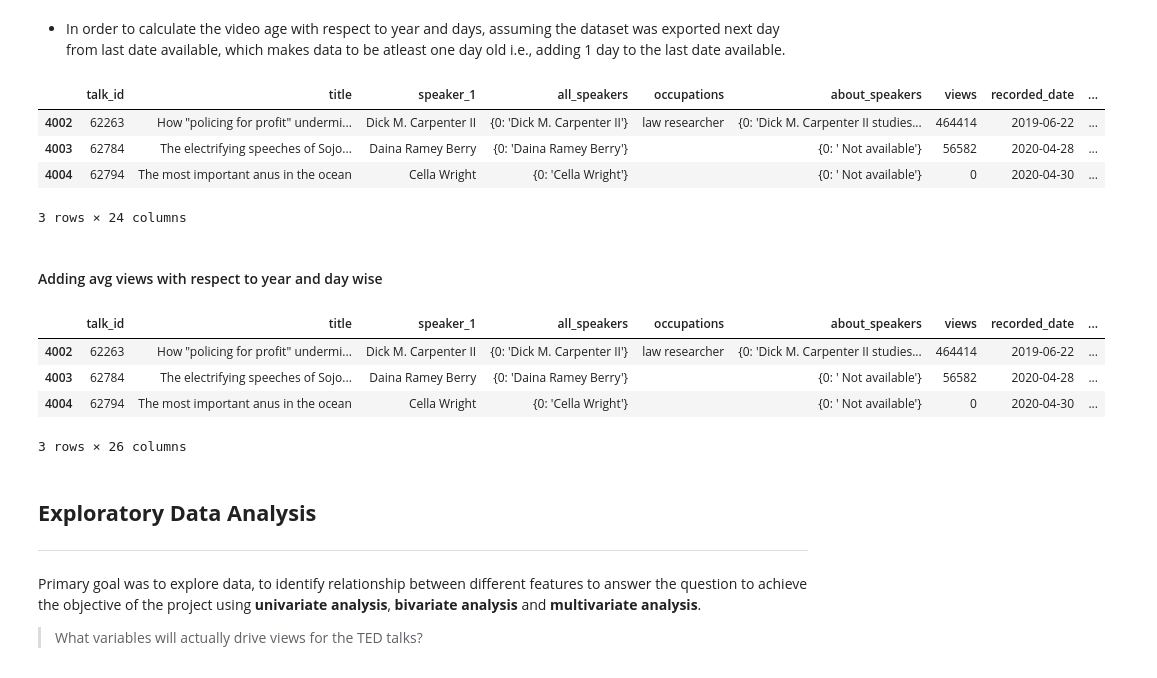
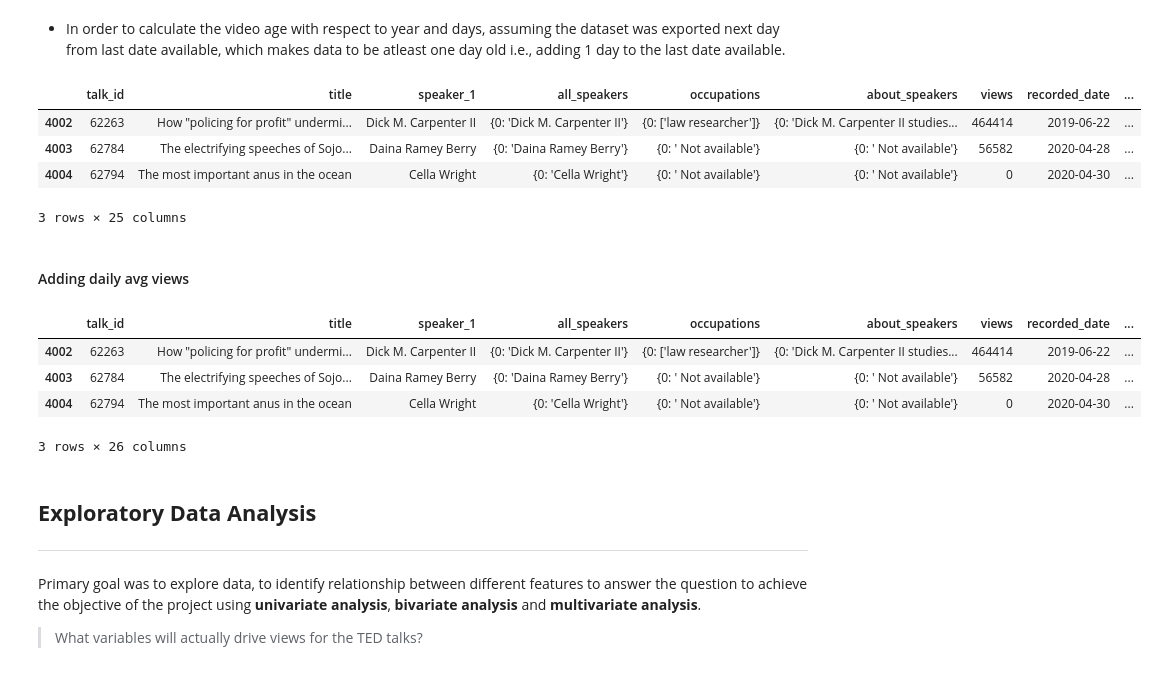
Before and after one commit to abhinav4201/Ted-talk-views-prediction, a Jupyter notebook: TED_TALKS_Views_Prediction_Capstone_Project.ipynb, the cells around one changed output. Cells and saved outputs as stored; diff of their text form; code cells hidden in the pictures.

```diff
--- a/TED_TALKS_Views_Prediction_Capstone_Project.ipynb
+++ b/TED_TALKS_Views_Prediction_Capstone_Project.ipynb
@@ -346,41 +346,44 @@ dtype => published_date :  datetime64[ns]
 # %%
 # extracting date, month, year from published date and adding to dataset
 
-#Extracting month from publish_date column
+#Extracting month from published_date column
 dataset['published_month'] = pd.DatetimeIndex(dataset['published_date']).month
 dataset['published_month'] = dataset['published_month'].apply(lambda x:
                                                     calendar.month_abbr[x])
 
-#Extracting day from publish_date column
+#Extracting day from published_date column
 dataset['published_day'] = pd.DatetimeIndex(dataset['published_date']).day
 
-#Extracting year from publish_date column
+#Extracting year from published_date column
 dataset['published_year'] = pd.DatetimeIndex(dataset['published_date']).year
 
-#calculating video age with respect to year and day by adding one day to last data value
+#Extracting week day from published_date
+dataset['dayofweek'] = dataset['published_date'].dt.day_name()
+#converting day of week to day [1-mon,2-tue,3-wed,4-thr,5-fri,6-sat,7-sun]
+dataset['dayofweek_num']= dataset['published_date'].apply(lambda a: a.strftime("%w")).astype('int64')
+
+#calculating video age with respect to day by adding one day to last data value
 dataset['video_age_day'] = dataset['published_date'].max() + timedelta(days=1)-(
                                    pd.DatetimeIndex(dataset['published_date']))
-dataset['video_age_year']= dataset['video_age_day'].apply(lambda x : x.days)/365
+dataset['video_age_day'] = dataset['video_age_day'].dt.days
 dataset.tail(3)
 # %% [output]
 |  | talk_id | title | speaker_1 | all_speakers | occupations | about_speakers | views | recorded_date | ... |
-| 4002 | 62263 | How "policing for profit" undermi... | Dick M. Carpenter II | {0: 'Dick M. Carpenter II'} | law researcher | {0: 'Dick M. Carpenter II studies... | 464414 | 2019-06-22 | ... |
-| 4003 | 62784 | The electrifying speeches of Sojo... | Daina Ramey Berry | {0: 'Daina Ramey Berry'} |  | {0: ' Not available'} | 56582 | 2020-04-28 | ... |
-| 4004 | 62794 | The most important anus in the ocean | Cella Wright | {0: 'Cella Wright'} |  | {0: ' Not available'} | 0 | 2020-04-30 | ... |
+| 4002 | 62263 | How "policing for profit" undermi... | Dick M. Carpenter II | {0: 'Dick M. Carpenter II'} | {0: ['law researcher']} | {0: 'Dick M. Carpenter II studies... | 464414 | 2019-06-22 | ... |
+| 4003 | 62784 | The electrifying speeches of Sojo... | Daina Ramey Berry | {0: 'Daina Ramey Berry'} | {0: ' Not available'} | {0: ' Not available'} | 56582 | 2020-04-28 | ... |
+| 4004 | 62794 | The most important anus in the ocean | Cella Wright | {0: 'Cella Wright'} | {0: ' Not available'} | {0: ' Not available'} | 0 | 2020-04-30 | ... |
-3 rows × 24 columns
+3 rows × 25 columns
 # %% [markdown]
-#### Adding avg views with respect to year and day wise
+#### Adding daily avg views
 # %%
 # adding avg daily views and yearly avg count
-dataset['avg_daily_views'] = dataset['views'] / dataset['video_age_day'].apply(
-                                              lambda x : x.days).astype('int64')
-dataset['avg_yearly_views'] = dataset['views'] / dataset['video_age_year']
+dataset['avg_daily_views'] = dataset['views'] / dataset['video_age_day']
 dataset.tail(3)
 # %% [output]
 |  | talk_id | title | speaker_1 | all_speakers | occupations | about_speakers | views | recorded_date | ... |
-| 4002 | 62263 | How "policing for profit" undermi... | Dick M. Carpenter II | {0: 'Dick M. Carpenter II'} | law researcher | {0: 'Dick M. Carpenter II studies... | 464414 | 2019-06-22 | ... |
-| 4003 | 62784 | The electrifying speeches of Sojo... | Daina Ramey Berry | {0: 'Daina Ramey Berry'} |  | {0: ' Not available'} | 56582 | 2020-04-28 | ... |
-| 4004 | 62794 | The most important anus in the ocean | Cella Wright | {0: 'Cella Wright'} |  | {0: ' Not available'} | 0 | 2020-04-30 | ... |
+| 4002 | 62263 | How "policing for profit" undermi... | Dick M. Carpenter II | {0: 'Dick M. Carpenter II'} | {0: ['law researcher']} | {0: 'Dick M. Carpenter II studies... | 464414 | 2019-06-22 | ... |
+| 4003 | 62784 | The electrifying speeches of Sojo... | Daina Ramey Berry | {0: 'Daina Ramey Berry'} | {0: ' Not available'} | {0: ' Not available'} | 56582 | 2020-04-28 | ... |
+| 4004 | 62794 | The most important anus in the ocean | Cella Wright | {0: 'Cella Wright'} | {0: ' Not available'} | {0: ' Not available'} | 0 | 2020-04-30 | ... |
 3 rows × 26 columns
 # %% [markdown]
 ## <b>Exploratory Data Analysis</b>
```
Also changed, not shown: parts of 55 cells of this notebook.
